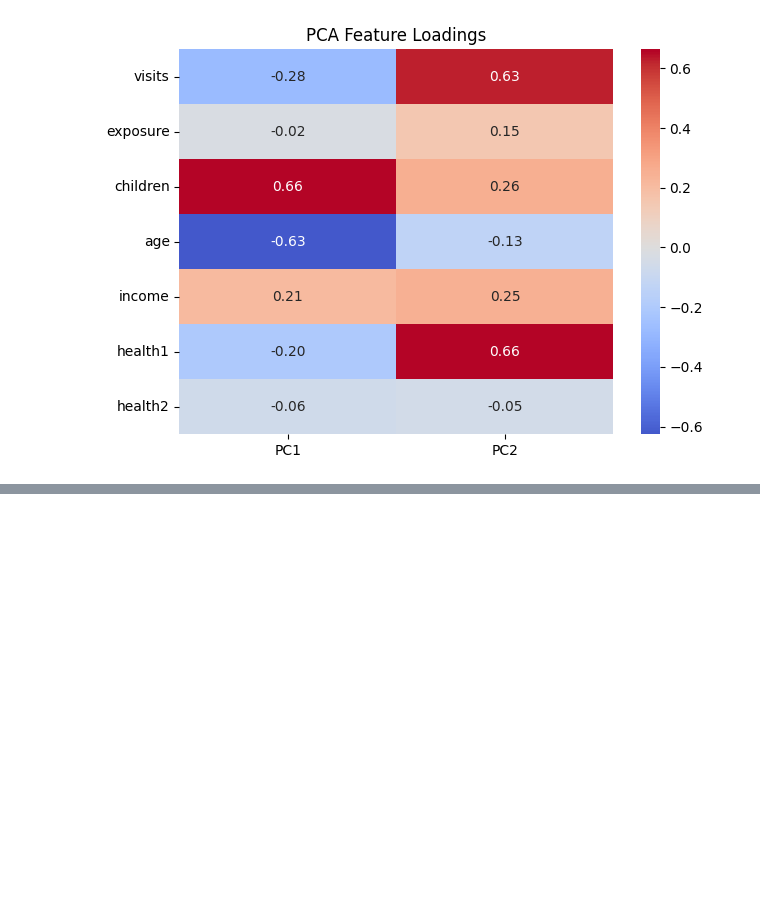
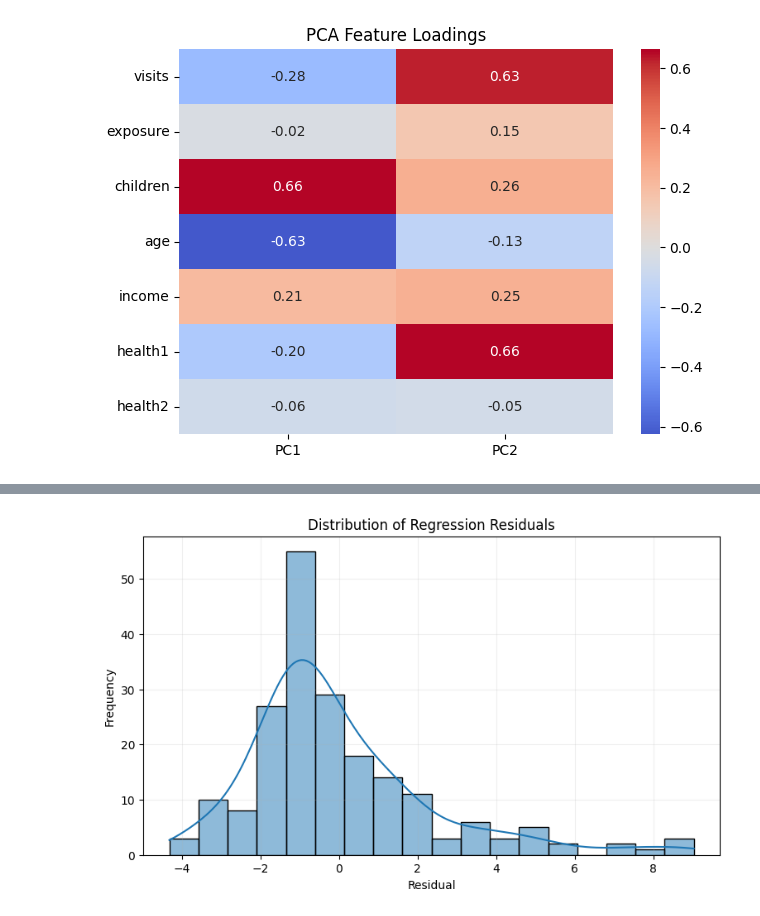
Before and after one commit to Rohith-kumar-123/R.Rohithkumar, a Jupyter notebook: EDA1.ipynb, the cells around one changed output, grey strips where cells are left out. Drawn from its saved outputs; the diff is of its cells as text; code cells hidden in the pictures; blank space fills up the shorter version.

```diff
--- a/EDA1.ipynb
+++ b/EDA1.ipynb
@@ -1426,0 +1614,14 @@ plt.show()
+# %%
+# Distribution of residuals
+
+plt.figure(figsize=(9, 5))
+
+sns.histplot(residuals, kde=True)
+
+plt.title('Distribution of Regression Residuals')
+plt.xlabel('Residual')
+plt.ylabel('Frequency')
+plt.grid(alpha=0.2)
+plt.show()
+# %% [output]
+[figure, added]
```
Also changed, not shown: parts of 10 cells of this notebook.
